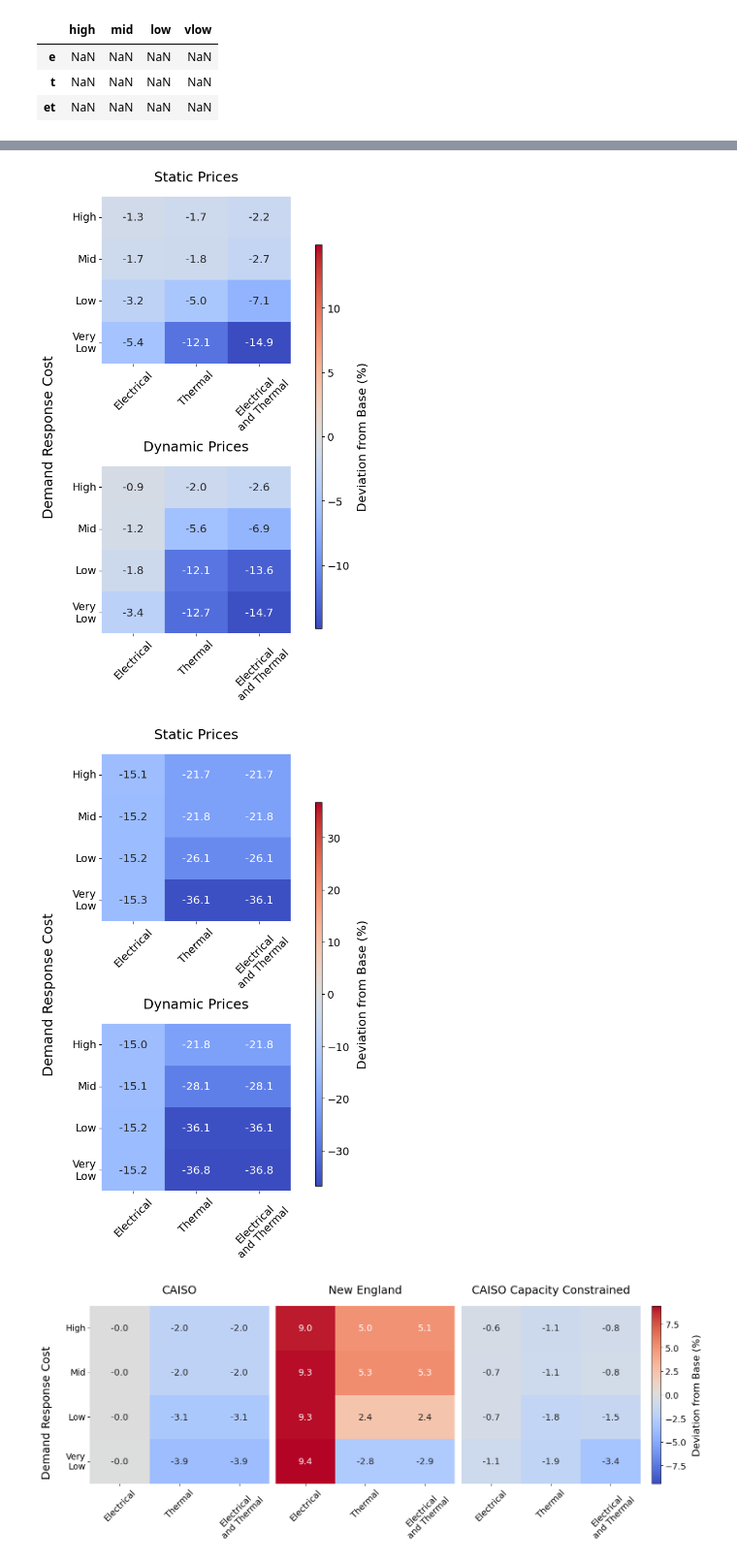
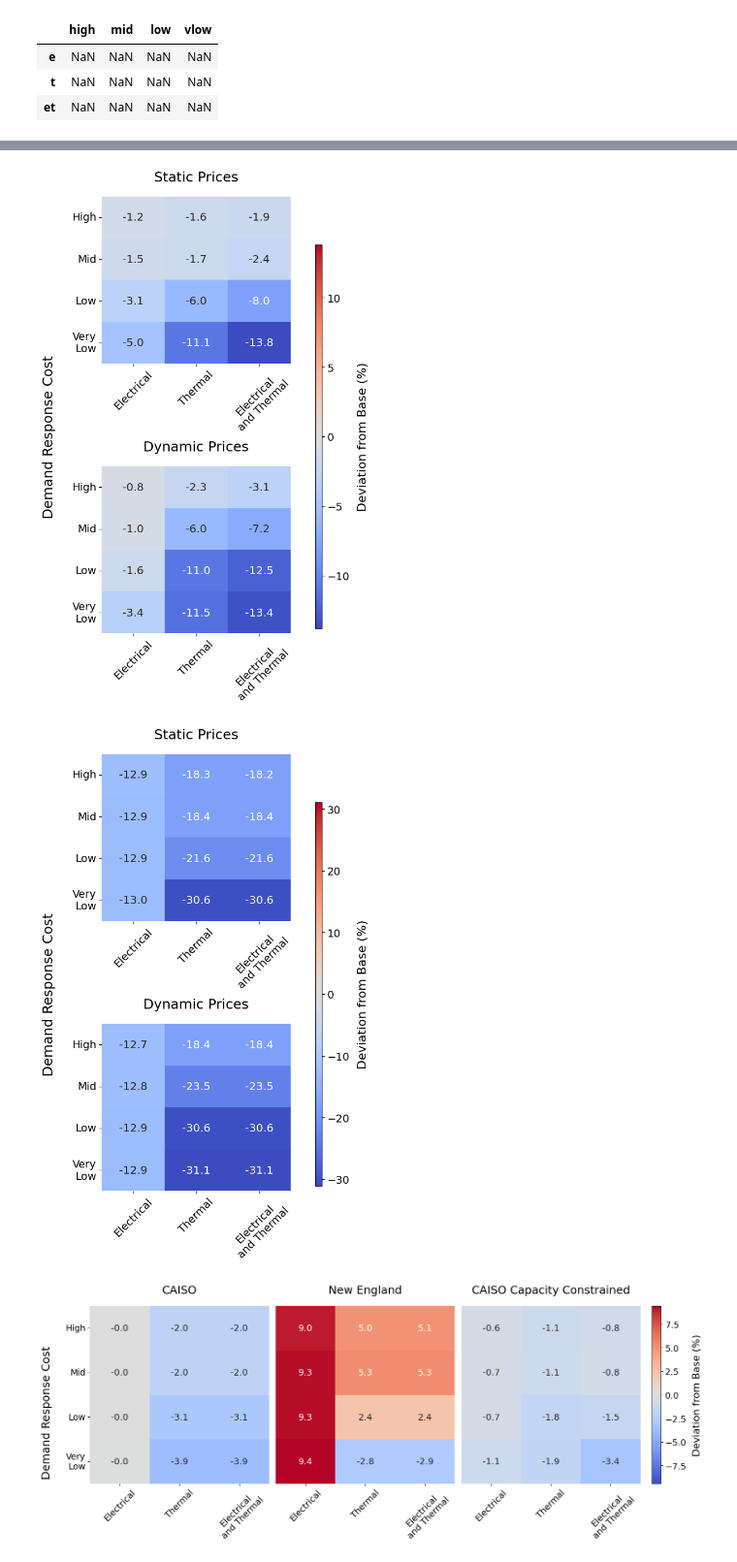
Before and after one commit to trevorb1/pypsa-demand-response, a Jupyter notebook: analysis/other.ipynb, the cells around one changed output, grey strips where cells are left out. Shown at 97% size. Cells and saved outputs as stored; diff of their text form; code cells hidden in the pictures.

Commit message:
capacity plots

```diff
--- a/analysis/other.ipynb
+++ b/analysis/other.ipynb
@@ -120,6 +120,12 @@ def generate_heatmap_stacked(data: dict[str, pd.DataFrame], scaler: Optional[flo
             title = custom_title
         elif method in METHOD_NICE_NAMES:
             title = METHOD_NICE_NAMES[method]
+        elif method in ["hp", "furnace"]:
+            nice_names = {
+                "hp": "Heat Pump Capacity",
+                "furnace": "Gas Furnace Capacity"
+            }
+            title = nice_names[method]
         else:
             raise ValueError(f"Invalid method: {method}")
 
@@ -308,31 +314,31 @@ data_static = get_heatmap_data("cost", "objective_adj", "caiso_cc", "ng", "stati
 data_dynamic = get_heatmap_data("cost", "objective_adj", "caiso_cc", "ng", "dynamic", as_percentage=AS_PERCENTAGE)
 
 data = {}
-data["static"] = data_static["mgas"]
-data["dynamic"] = data_dynamic["mgas"]
+data["static"] = data_static["hgas"]
+data["dynamic"] = data_dynamic["hgas"]
 
-fig, _ = generate_heatmap_stacked(data, scenario="mgas", scaler=OBJ_COST_SCALER, title="", ylabel=OBJ_COST_LABEL, share_ylabel=True, cmap=CMAP)
+fig, _ = generate_heatmap_stacked(data, scenario="hgas", scaler=OBJ_COST_SCALER, title="", ylabel=OBJ_COST_LABEL, share_ylabel=True, cmap=CMAP)
 
 save_f = Path(FIGURES_METHOD, "static_vs_dynamic_caiso_cc.png")
 save_f.parent.mkdir(parents=True, exist_ok=True)
 fig.savefig(save_f, dpi=300, bbox_inches="tight")
 # %% [output]
-[figure, old version]
+[figure, new version]
 # %%
 data_static = get_heatmap_data("cost", "objective_adj", "new_england", "ng", "static", as_percentage=AS_PERCENTAGE)
 data_dynamic = get_heatmap_data("cost", "objective_adj", "new_england", "ng", "dynamic", as_percentage=AS_PERCENTAGE)
 
 data = {}
-data["static"] = data_static["mgas"]
-data["dynamic"] = data_dynamic["mgas"]
+data["static"] = data_static["hgas"]
+data["dynamic"] = data_dynamic["hgas"]
 
-fig, _ = generate_heatmap_stacked(data, scenario="mgas", scaler=OBJ_COST_SCALER, title="", ylabel=OBJ_COST_LABEL, share_ylabel=True, cmap=CMAP)
+fig, _ = generate_heatmap_stacked(data, scenario="hgas", scaler=OBJ_COST_SCALER, title="", ylabel=OBJ_COST_LABEL, share_ylabel=True, cmap=CMAP)
 
 save_f = Path(FIGURES_METHOD, "static_vs_dynamic_new_england.png")
 save_f.parent.mkdir(parents=True, exist_ok=True)
 fig.savefig(save_f, dpi=300, bbox_inches="tight")
 # %% [output]
-[figure, old version]
+[figure, new version]
 # %%
 data_caiso = get_heatmap_data("emissions", "Emissions CO2 T", "caiso", "ng", "static", as_percentage=AS_PERCENTAGE)
 data_new_england = get_heatmap_data("emissions", "Emissions CO2 T", "new_england", "ng", "static", as_percentage=AS_PERCENTAGE)
```
Also changed, not shown: parts of 4 cells of this notebook.
